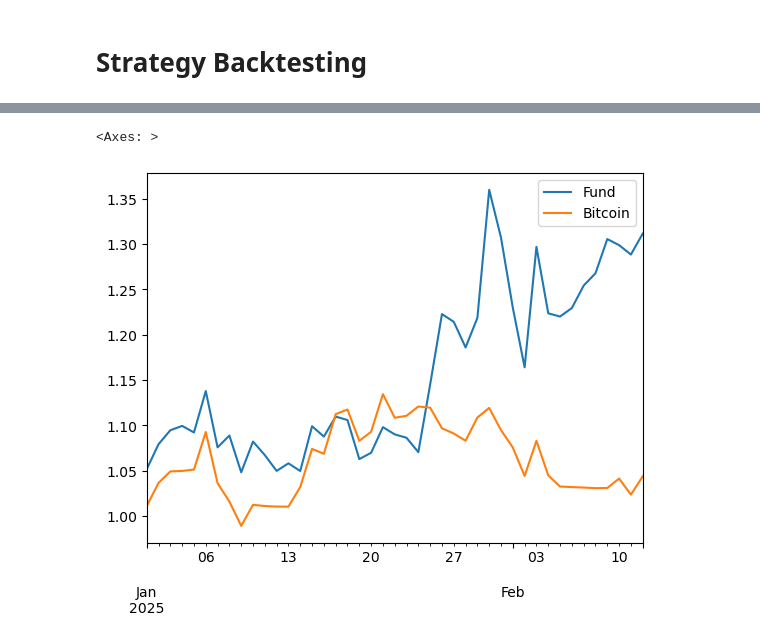
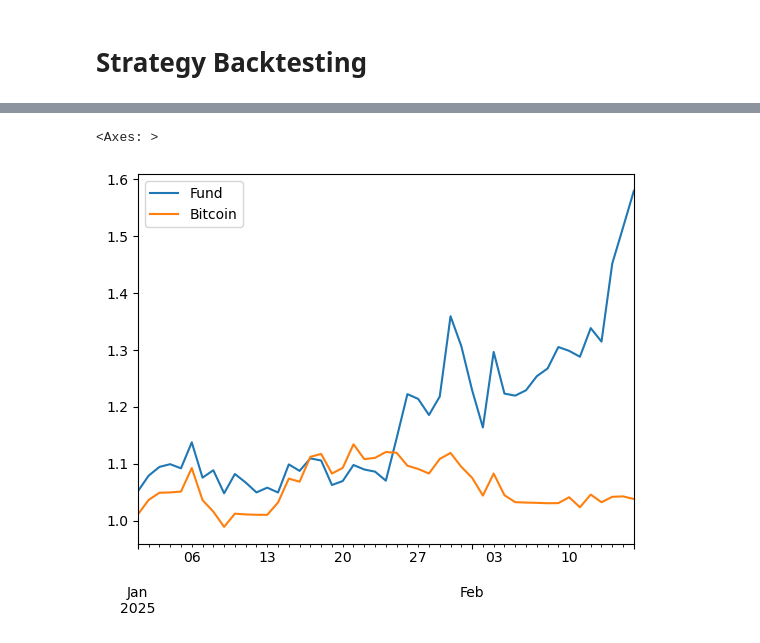
Before and after one commit to niroojane/Risk-Management, a Jupyter notebook: Active Crypto Strategy.ipynb, the cells around one changed output, grey strips where cells are left out. Drawn from its saved outputs; the diff is of its cells as text; code cells hidden in the pictures.

```diff
--- a/Active Crypto Strategy.ipynb
+++ b/Active Crypto Strategy.ipynb
@@ -220,10 +220,10 @@ years=sorted(list(set(performance.index.year)))
 month_year=performance.index.strftime('%Y-%m')
 month_year=sorted(list(set(month_year)))
 # %%
-(1+performance_pct.loc['2025-01':]).cumprod().plot()
+(1+performance_pct.loc['2025':]).cumprod().plot()
 # %% [output]
 <Axes: >
-[figure, old version]
+[figure, new version]
 # %%
 year_returns={}
 for year in years:
```
Also changed, not shown: parts of 11 cells of this notebook, 3 other files.
